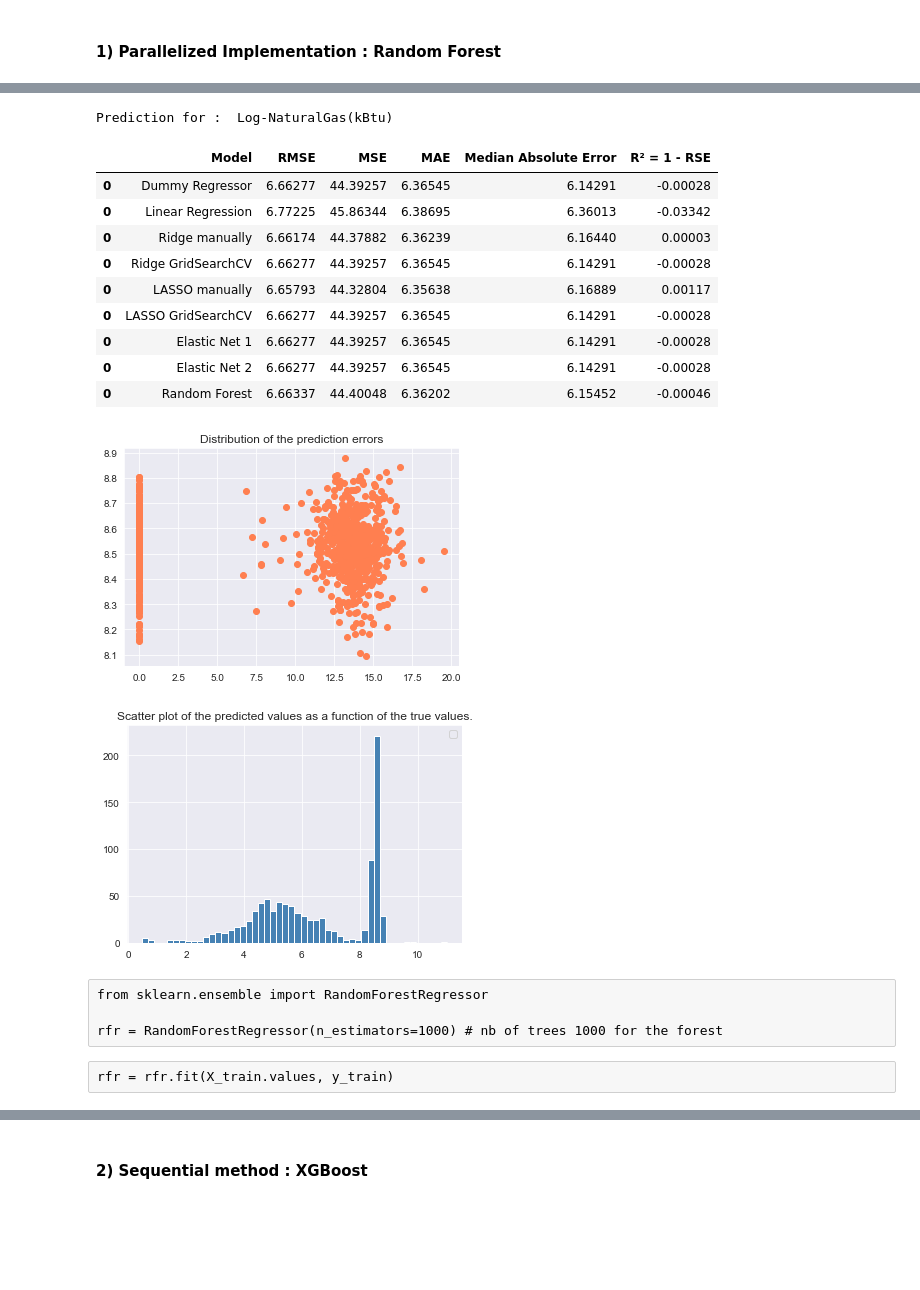
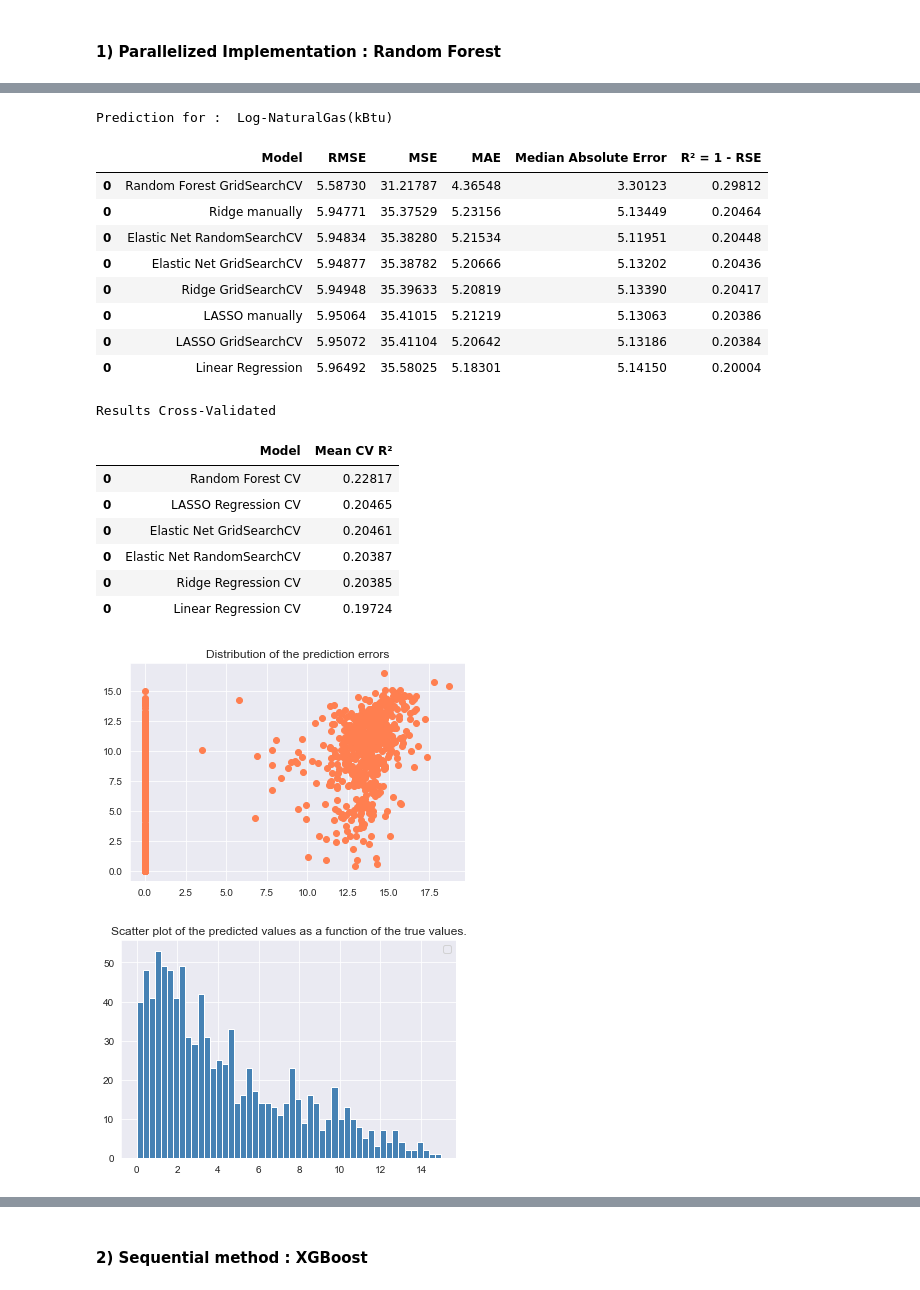
Before and after one commit to oumeima-elgharbi/P4_Data_Science_OpenClassrooms, a Jupyter notebook: P4_04_prediction_natural_gas.ipynb, the cells around one changed output, grey strips where cells are left out. Drawn from its saved outputs; the diff is of its cells as text; code cells hidden in the pictures; blank space fills up the shorter version.

Commit message:
prediction energy ok

```diff
--- a/P4_04_prediction_natural_gas.ipynb
+++ b/P4_04_prediction_natural_gas.ipynb
@@ -870,8 +422,8 @@ QUESTION MENTOR : pourquoi optimisation alpha manuelle meilleure ???
 # %% [markdown]
 ##### 1. Searching for the best hyperparameter alpha
 # %%
-n_alphas = 500  # hyperparametre alpha
-a, b = -5, 5
+n_alphas = 50  # hyperparametre alpha
+a, b = -5, -2
 alphas = np.logspace(a, b, n_alphas)
 
 lasso = linear_model.Lasso()
@@ -1116,22 +622,35 @@ Prediction for :  Log-NaturalGas(kBtu)
+# %%
+n = 10
+# or : l1_ratio = [i / n for i in range(n)]
+l1_ratio = np.arange(start=0, stop=1, step= 1/n)
+
+a, b , n_alphas = -4, 2, 50
+
+param_grid_elastic = [{
+    "alpha": np.logspace(a, b, n_alphas), # penalty intensity (5 values between 10⁻³ and 10¹)
+    "l1_ratio": l1_ratio # mixing parameter for l1 and l2 penalties
+}]
 # %%
-rs_cv= RandomizedSearchCV(estimator=regressor,
-                          param_distributions=param_grid_elastic,
-                          n_iter = 100,
+Elastic_GridSearch_grid= GridSearchCV(estimator=regressor,
+                          param_grid=param_grid_elastic,
                           scoring=scoring,
-                          cv=5,
+                          cv=folds,
                           verbose=0,
-                          refit=True,
                           n_jobs=-1,
                           return_train_score=True)
-rs_cv.fit(X_train, y_train)
+
+Elastic_GridSearch_grid.fit(X_train, y_train)
 
 # Results
-y_pred_elastic = rs_cv.predict(X_test)
-R2_score = rs_cv.score(X_test, y_test)
-RMSE_score = np.sqrt(mean_squared_error(y_test, y_pred_elastic))
+y_pred_elastic = Elastic_GridSearch_grid.predict(X_test)
+R2_score = Elastic_GridSearch_grid.score(X_test, y_test)
+MSE_score = mean_squared_error(y_test, y_pred_elastic)
 
-print("R2 :", R2_score, "RMSE :", RMSE_score, "Best params :", rs_cv.best_params_)
-#print("Train score :", rs_cv.cv_results_["mean_train_score"])
+print("R2 :", R2_score, "RMSE :", MSE_score)
+print( "Best params :", Elastic_GridSearch_grid.best_params_)
+#print("Train score :", Elastic_GridSearch_grid.cv_results_["mean_train_score"])
 
-results = evaluate_regression("Elastic Net 2", results, y_test, y_pred_elastic)
+results = evaluate_regression("Elastic Net GridSearchCV", results, y_test, y_pred_elastic)
+
+results_cv = summary_results_CV("Elastic Net GridSearchCV", Elastic_GridSearch_grid.best_score_, results_cv)
 # %% [output]
@@ -1193,22 +750,25 @@ R2 : -44.40048485812966 RMSE : 6.6633688820393 Best params : {'n_estimators': 15
 # %%
-results = evaluate_regression("Random Forest", results, y_test, y_pred_rfr)
+results = evaluate_regression("Random Forest GridSearchCV", results, y_test, y_pred_rfr)
+
+results_cv = summary_results_CV("Random Forest CV", RandomForest_grid.best_score_, results_cv)
 # %% [output]
 Prediction for :  Log-NaturalGas(kBtu)
 |  | Model | RMSE | MSE | MAE | Median Absolute Error | R² = 1 - RSE |
-| 0 | Dummy Regressor | 6.66277 | 44.39257 | 6.36545 | 6.14291 | -0.00028 |
-| 0 | Linear Regression | 6.77225 | 45.86344 | 6.38695 | 6.36013 | -0.03342 |
-| 0 | Ridge manually | 6.66174 | 44.37882 | 6.36239 | 6.16440 | 0.00003 |
-| 0 | Ridge GridSearchCV | 6.66277 | 44.39257 | 6.36545 | 6.14291 | -0.00028 |
-| 0 | LASSO manually | 6.65793 | 44.32804 | 6.35638 | 6.16889 | 0.00117 |
-| 0 | LASSO GridSearchCV | 6.66277 | 44.39257 | 6.36545 | 6.14291 | -0.00028 |
-| 0 | Elastic Net 1 | 6.66277 | 44.39257 | 6.36545 | 6.14291 | -0.00028 |
-| 0 | Elastic Net 2 | 6.66277 | 44.39257 | 6.36545 | 6.14291 | -0.00028 |
-| 0 | Random Forest | 6.66337 | 44.40048 | 6.36202 | 6.15452 | -0.00046 |
+| 0 | Random Forest GridSearchCV | 5.58730 | 31.21787 | 4.36548 | 3.30123 | 0.29812 |
+| 0 | Ridge manually | 5.94771 | 35.37529 | 5.23156 | 5.13449 | 0.20464 |
+| 0 | Elastic Net RandomSearchCV | 5.94834 | 35.38280 | 5.21534 | 5.11951 | 0.20448 |
+| 0 | Elastic Net GridSearchCV | 5.94877 | 35.38782 | 5.20666 | 5.13202 | 0.20436 |
+| 0 | Ridge GridSearchCV | 5.94948 | 35.39633 | 5.20819 | 5.13390 | 0.20417 |
+| 0 | LASSO manually | 5.95064 | 35.41015 | 5.21219 | 5.13063 | 0.20386 |
+| 0 | LASSO GridSearchCV | 5.95072 | 35.41104 | 5.20642 | 5.13186 | 0.20384 |
+| 0 | Linear Regression | 5.96492 | 35.58025 | 5.18301 | 5.14150 | 0.20004 |
+Results Cross-Validated
+|  | Model | Mean CV R² |
+| 0 | Random Forest CV | 0.22817 |
+| 0 | LASSO Regression CV | 0.20465 |
+| 0 | Elastic Net GridSearchCV | 0.20461 |
+| 0 | Elastic Net RandomSearchCV | 0.20387 |
+| 0 | Ridge Regression CV | 0.20385 |
+| 0 | Linear Regression CV | 0.19724 |
-[figure, old version]
+[figure, new version]
-[figure, old version]
+[figure, new version]
-# %% [raw]
-from sklearn.ensemble import RandomForestRegressor
-
-rfr = RandomForestRegressor(n_estimators=1000) # nb of trees 1000 for the forest
-# %% [raw]
-rfr = rfr.fit(X_train.values, y_train)
```
Also changed, not shown: parts of 143 cells of this notebook, 3 other files.
